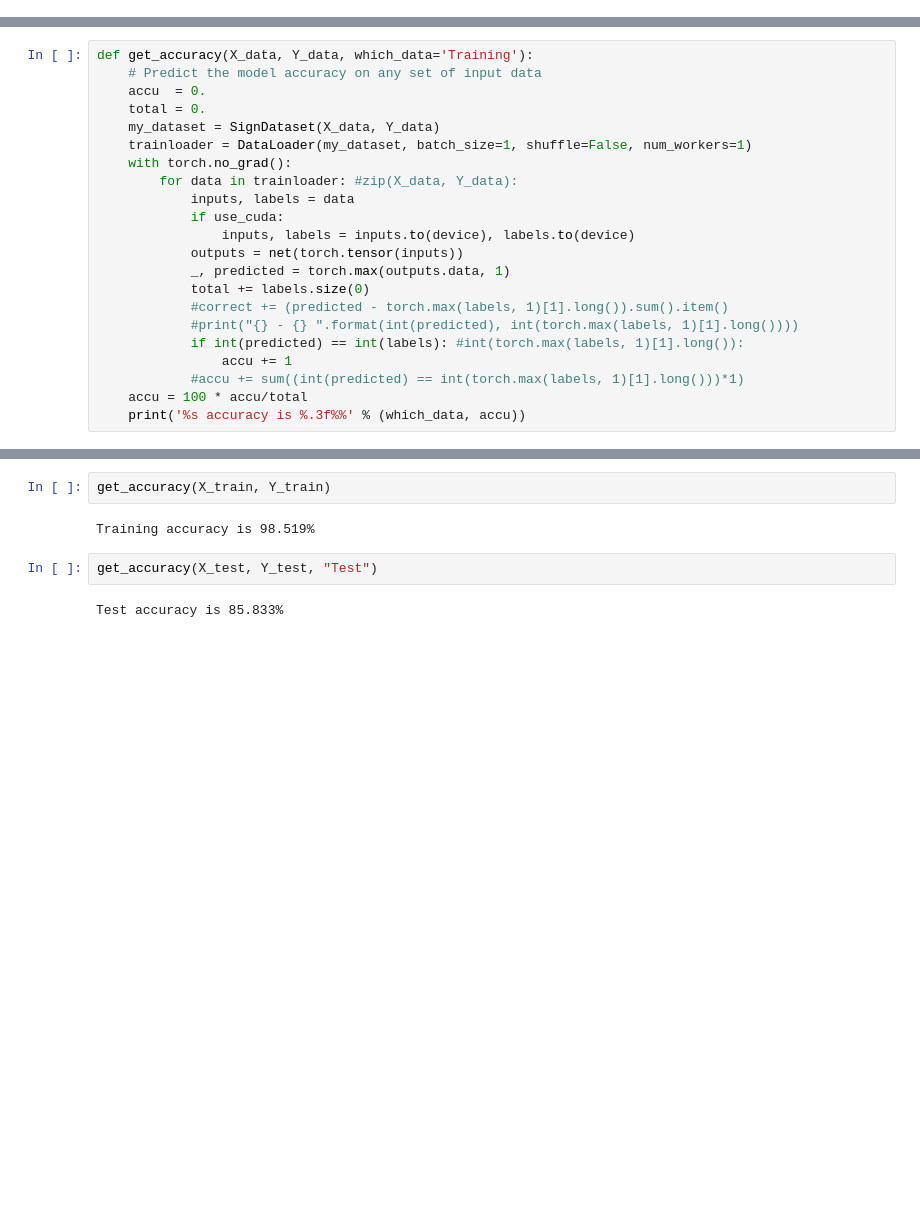
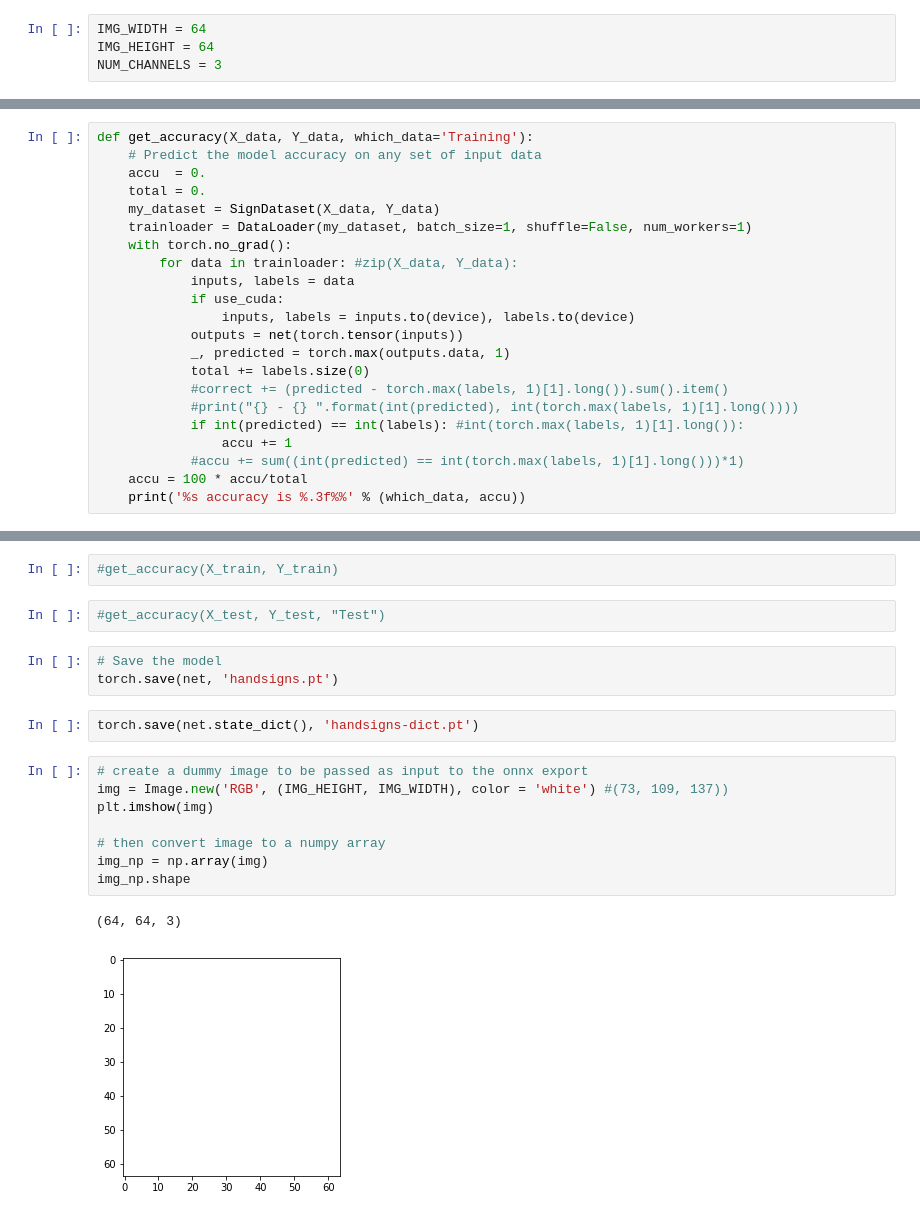
Before and after one commit to kofi/learning, a Jupyter notebook: to_pytorch/cnn_wk1/CNN_Hwk_1.ipynb, the cells around one changed output, grey strips where cells are left out. Saved outputs shown, nothing was run; the diff lists cells and outputs as text; blank space fills up the shorter version.

```diff
--- a/to_pytorch/cnn_wk1/CNN_Hwk_1.ipynb
+++ b/to_pytorch/cnn_wk1/CNN_Hwk_1.ipynb
@@ -35,5 +38,9 @@ from torch.utils.data import DataLoader
 %matplotlib inline
 np.random.seed(1)
+# %%
+IMG_WIDTH = 64
+IMG_HEIGHT = 64
+NUM_CHANNELS = 3
 # %%
 # Use CUDA for PyTorch?
 use_cuda = torch.cuda.is_available()
@@ -395,8 +402,20 @@ Finished Training
 # %%
-get_accuracy(X_train, Y_train)
+#get_accuracy(X_train, Y_train)
-# %% [output]
-Training accuracy is 98.519%
 # %%
-get_accuracy(X_test, Y_test, "Test")
+#get_accuracy(X_test, Y_test, "Test")
-# %% [output]
-Test accuracy is 85.833%
+# %%
+# Save the model
+torch.save(net, 'handsigns.pt')
+# %%
+torch.save(net.state_dict(), 'handsigns-dict.pt')
+# %%
+# create a dummy image to be passed as input to the onnx export
+img = Image.new('RGB', (IMG_HEIGHT, IMG_WIDTH), color = 'white') #(73, 109, 137))
+plt.imshow(img)
+
+# then convert image to a numpy array
+img_np = np.array(img)
+img_np.shape
+# %% [output]
+(64, 64, 3)
+[figure, added]
```
Also changed, not shown: parts of 7 cells of this notebook, 1 other file.
